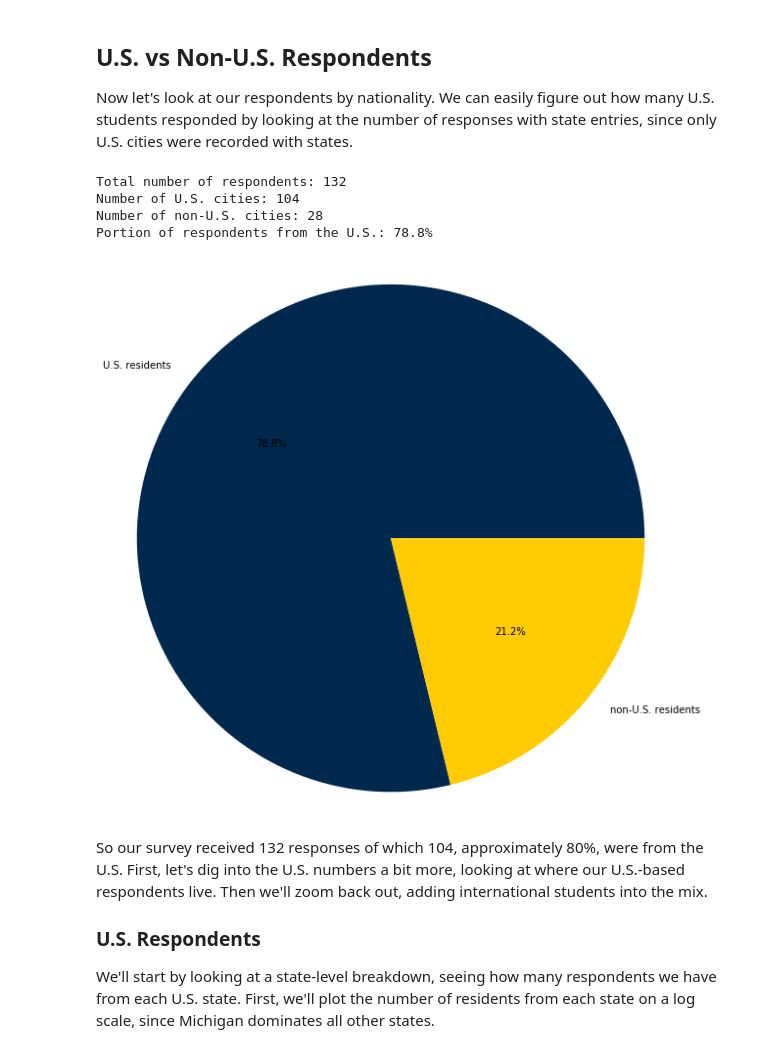
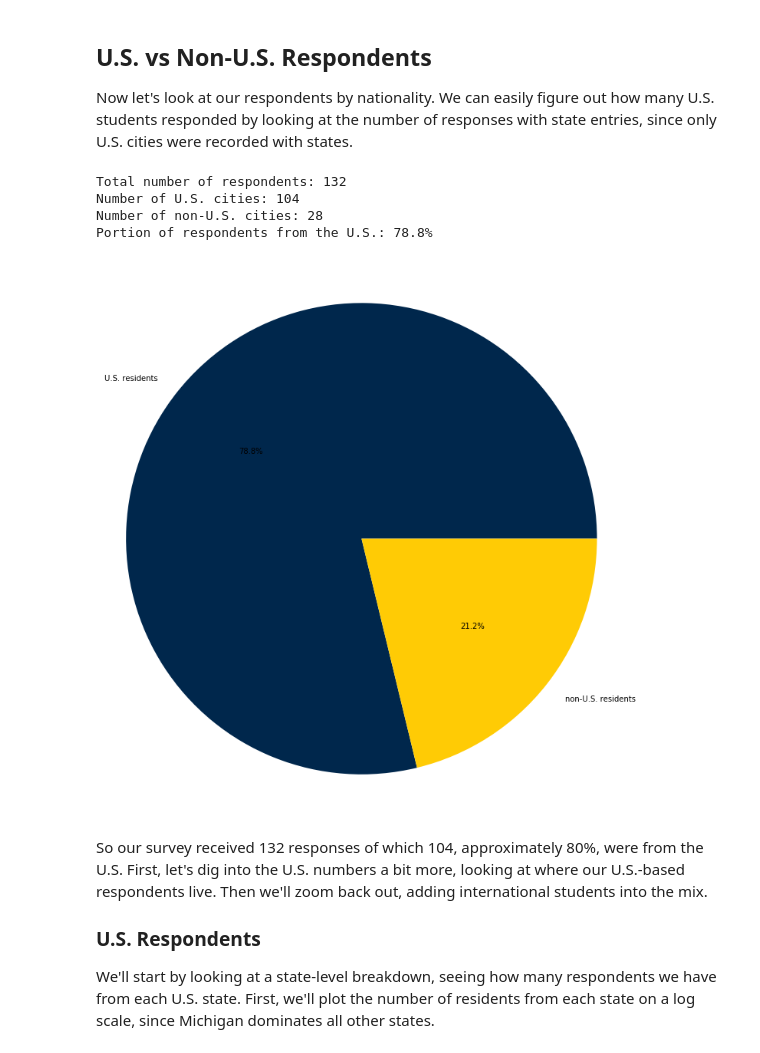
Before and after one commit to JBoggsy/CEE501-Student-Data, a Jupyter notebook: Data Visualization.ipynb, the cells around one changed output. Drawn from its saved outputs; the diff is of its cells as text; code cells hidden in the pictures.

```diff
--- a/Data Visualization.ipynb
+++ b/Data Visualization.ipynb
@@ -224,26 +225,27 @@ Now let's look at our respondents by nationality. We can easily figure out how m
 # %%
 # Print the number of total respondents and the number of U.S. respondents
 us_resident_ct = state_ct  # since only U.S. cities had states entered.
 non_us_resident_ct = total_responses - us_resident_ct
 print(f"Total number of respondents: {total_responses}")
 print(f"Number of U.S. cities: {us_resident_ct}")
 print(f"Number of non-U.S. cities: {non_us_resident_ct}")
 print(f"Portion of respondents from the U.S.: {round(us_resident_ct/total_responses*100, 1)}%")
 
 us_vs_non_us_fig, us_vs_non_us_ax = plt.subplots(figsize=(10.24, 10.24))
 us_vs_non_us_pie = us_vs_non_us_ax.pie([us_resident_ct, non_us_resident_ct],
                                        labels=["U.S. residents", "non-U.S. residents"],
                                        autopct='%1.1f%%',
                                        colors=[BLUE, MAIZE])
 us_vs_non_us_ax.axis('equal')
+us_vs_non_us_fig.tight_layout()
 plt.show()
 us_vs_non_us_fig.savefig("figs/us_vs_non_us_pie.png", dpi=100)
 # %% [output]
 Total number of respondents: 132
 Number of U.S. cities: 104
 Number of non-U.S. cities: 28
 Portion of respondents from the U.S.: 78.8%
-[figure, old version]
+[figure, new version]
 # %% [markdown]
 So our survey received 132 responses of which 104, approximately 80%, were from the U.S. First, let's dig into the U.S. numbers a bit more, looking at where our U.S.-based respondents live. Then we'll zoom back out, adding international students into the mix.
 
```
Also changed, not shown: parts of 7 cells of this notebook, 11 other files.
